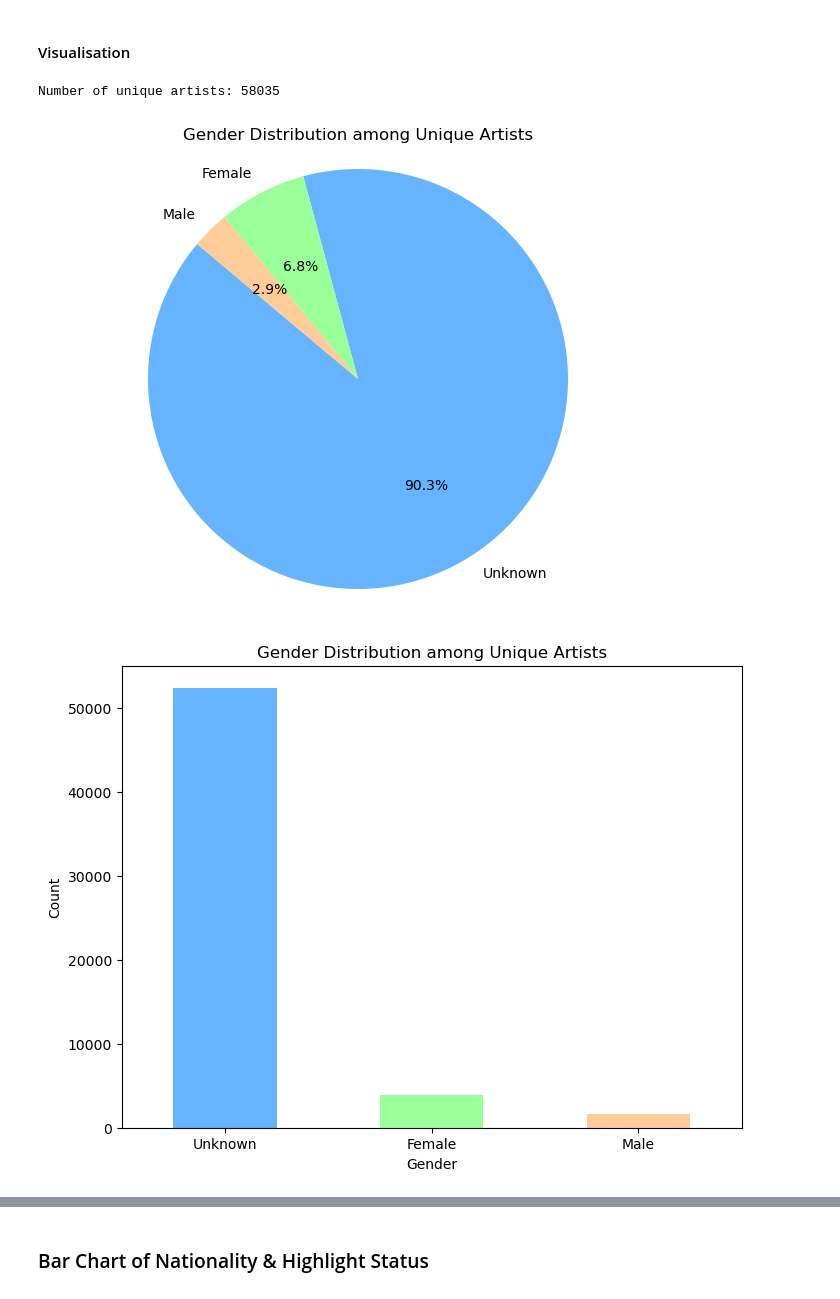
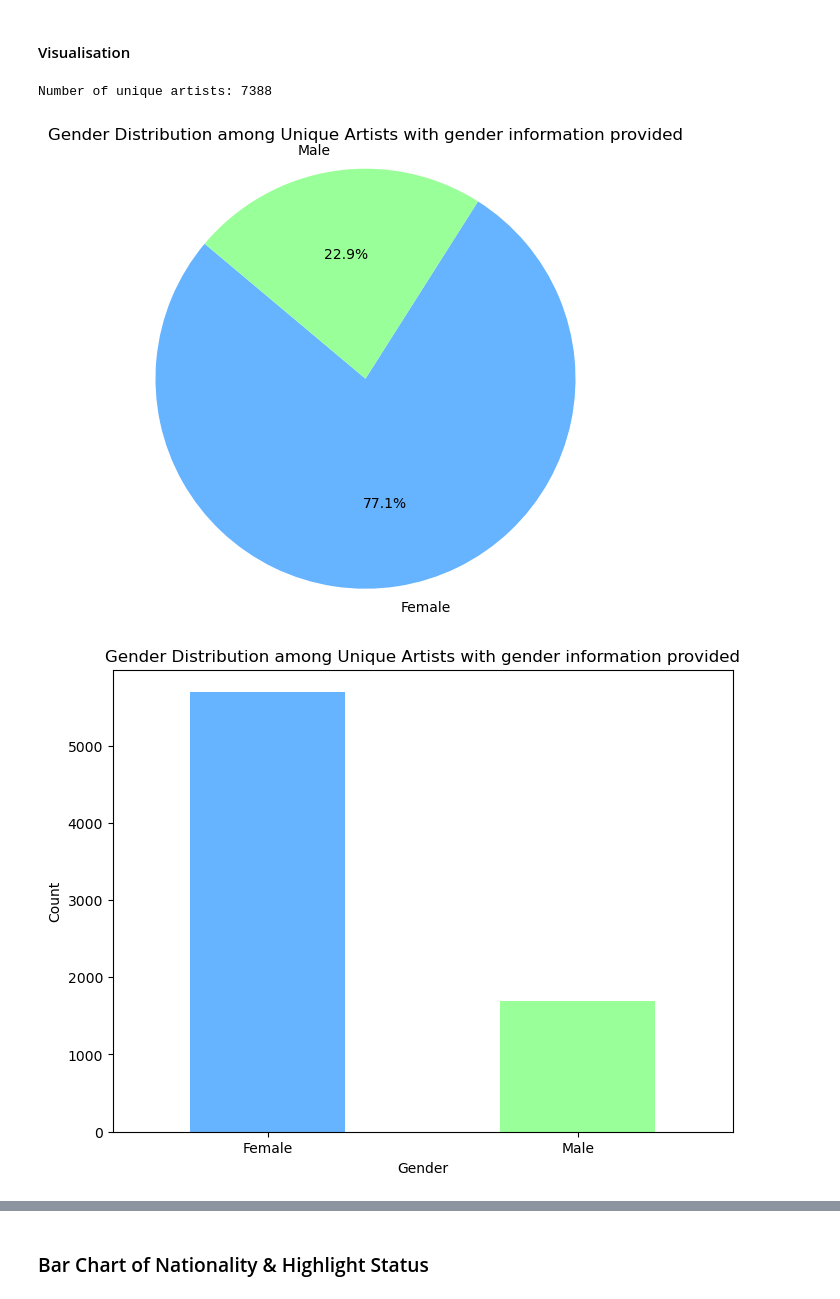
Before and after one commit to len-rtz/DS_Data_Visualization_2024_Lena_P, a Jupyter notebook: DS_Data_Visualization_2024_Lena_P.ipynb, the cells around one changed output, grey strips where cells are left out. Cells and saved outputs as stored; diff of their text form; code cells hidden in the pictures.

Commit message:
Updated Jupyter Notebook with more Visualisations

```diff
--- a/DS_Data_Visualization_2024_Lena_P.ipynb
+++ b/DS_Data_Visualization_2024_Lena_P.ipynb
@@ -118,9 +144,22 @@ def clean_gender_value(gender):
 # Create a new DataFrame df_gender with cleaned 'Artist Gender' column
 df_gender = df.copy()  # Make a copy of original DataFrame
 
+# Count the number of NaN values in 'Artist Gender'
+num_nan = df_gender['Artist Gender'].isna().sum()
+
 # Apply cleaning function to 'Artist Gender' column
 df_gender['Artist Gender'] = df_gender['Artist Gender'].apply(clean_gender_value)
 
+# Count the number of 'Unknown' values after cleaning
+num_unknown = (df_gender['Artist Gender'] == 'Unknown').sum()
+
+# Filter out rows where 'Artist Gender' is 'Unknown'
+df_gender_clean = df_gender[df_gender['Artist Gender'] != 'Unknown']
+
+# Display results of NaN / Unkown
+print(f"Number of NaN entries in 'Artist Gender': {num_nan}")
+print(f"Number of 'Unknown' entries after cleaning: {num_unknown}")
+
 # Display unique values to verify
-print(df_gender['Artist Gender'].unique())
+print(df_gender_clean['Artist Gender'].unique())
 # %% [output]
@@ -129,38 +170,38 @@ print(df_gender['Artist Gender'].unique())
 #### Visualisation
 # %%
 # Split 'Artist Display Name' by '|', expand into separate rows
-artists_split = df_gender['Artist Display Name'].str.split('|', expand=True).stack().reset_index(level=1, drop=True).rename('Artist Display Name')
+artists_split = df_gender_clean['Artist Display Name'].str.split('|', expand=True).stack().reset_index(level=1, drop=True).rename('Artist Display Name')
 
 # Create a new DataFrame with split artists
-df_split_artists = df_gender.drop('Artist Display Name', axis=1).join(artists_split)
+df_split_artists = df_gender_clean.drop('Artist Display Name', axis=1).join(artists_split)
 
 # Group by artist names and keep the first gender value encountered
 unique_artists = df_split_artists.drop_duplicates(subset=['Artist Display Name'], keep='first')
 
 # Count values in 'Artist Gender' column after grouping
 gender_counts = unique_artists['Artist Gender'].value_counts()
 
 # Count number of unique artists
 unique_artist_count = unique_artists['Artist Display Name'].nunique()
 print("Number of unique artists:", unique_artist_count)
 
 # Plotting pie chart
 plt.figure(figsize=(8, 6))
 plt.pie(gender_counts, labels=gender_counts.index, autopct='%1.1f%%', startangle=140, colors=['#66b3ff','#99ff99','#ffcc99'])
-plt.title('Gender Distribution among Unique Artists')
+plt.title('Gender Distribution among Unique Artists with gender information provided')
 plt.axis('equal')  # Equal aspect ratio ensures that pie is drawn as a circle
 plt.show()
 
 # Plotting bar chart
 plt.figure(figsize=(8, 6))
 gender_counts.plot(kind='bar', color=['#66b3ff','#99ff99','#ffcc99'])
-plt.title('Gender Distribution among Unique Artists')
+plt.title('Gender Distribution among Unique Artists with gender information provided')
 plt.xlabel('Gender')
 plt.ylabel('Count')
 plt.xticks(rotation=0)
 plt.show()
 # %% [output]
-Number of unique artists: 58035
+Number of unique artists: 7388
-[figure, old version]
+[figure, new version]
-[figure, old version]
+[figure, new version]
 # %% [markdown]
```
Also changed, not shown: parts of 36 cells of this notebook.
